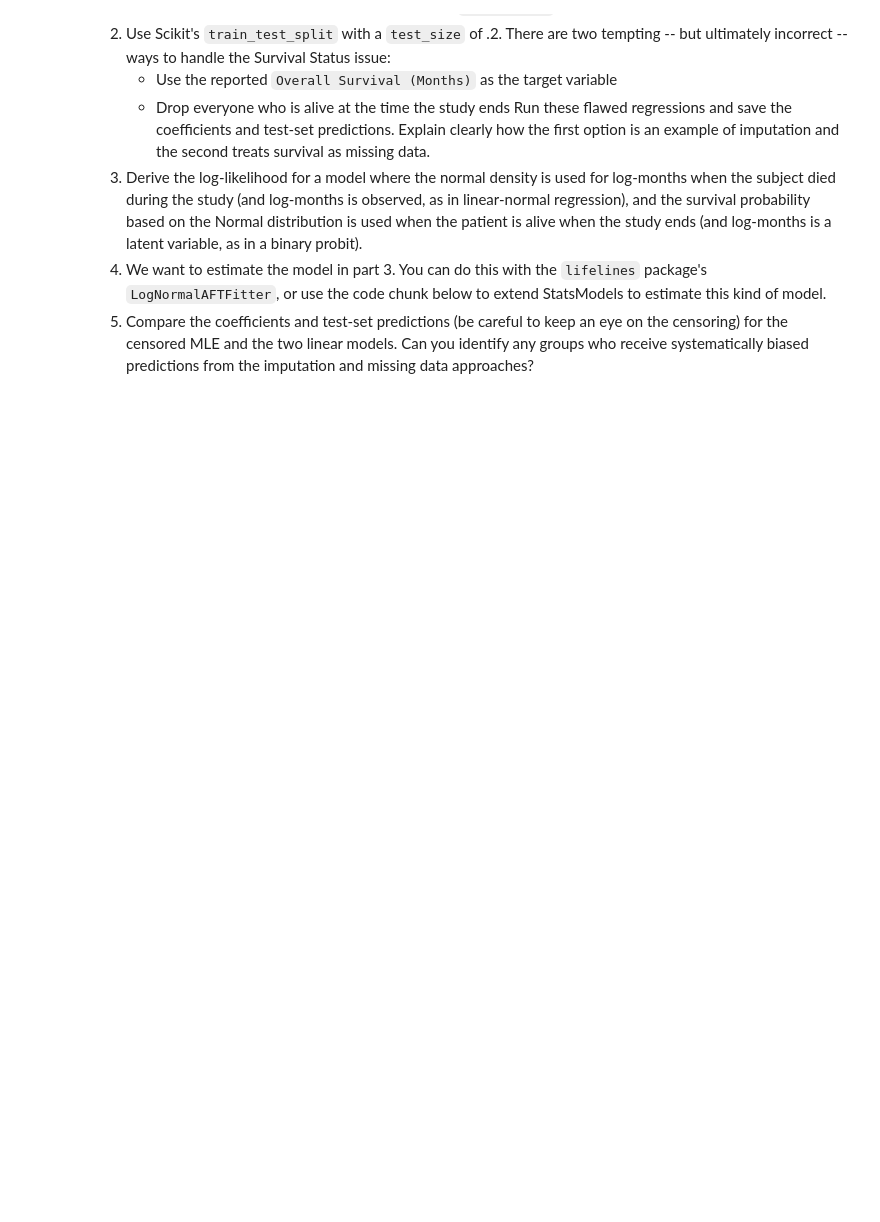
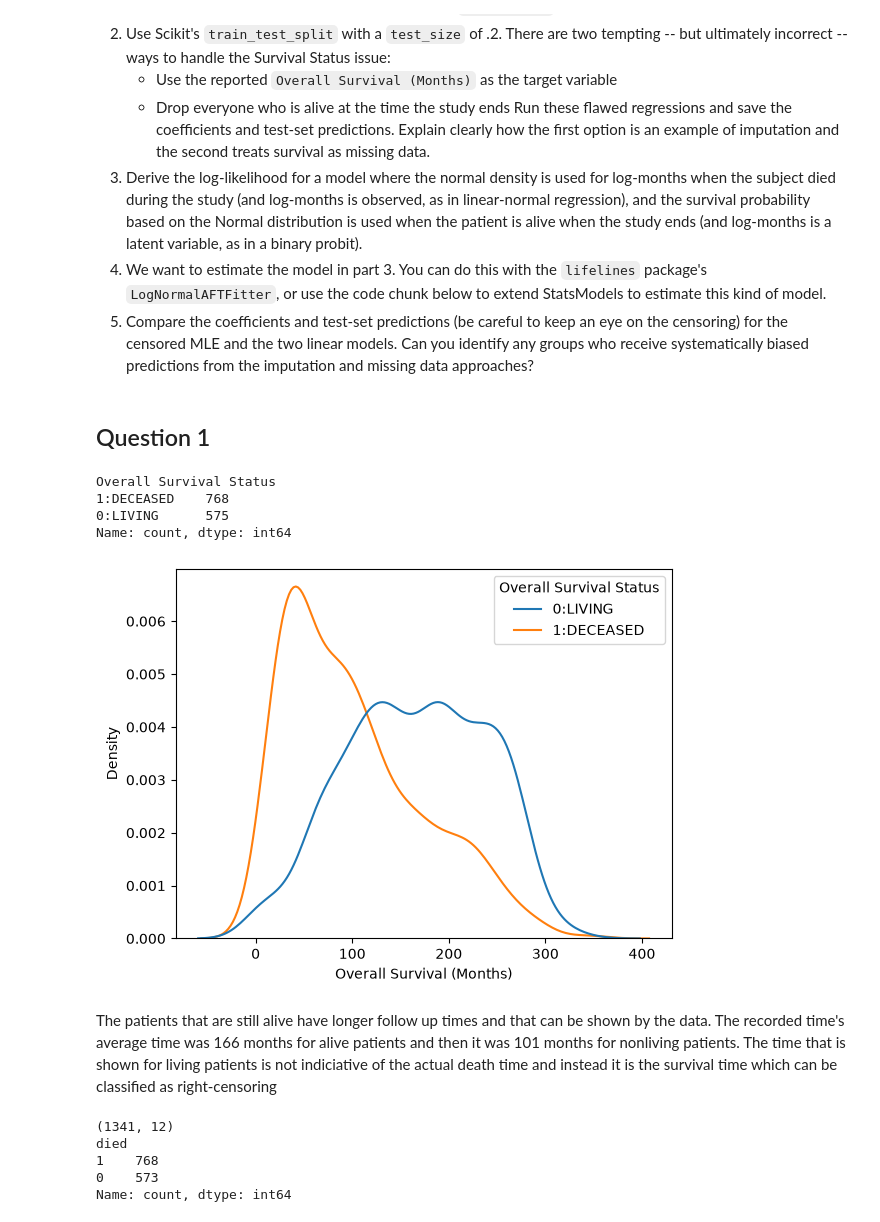
Before and after one commit to rayyan-siddiqui14/UU_F26_templates, a Jupyter notebook: Week12/Lab10_survival_lab.ipynb, the cells around one changed output. Saved outputs shown, nothing was run; the diff lists cells and outputs as text; code cells hidden in the pictures; blank space fills up the shorter version.

```diff
--- a/Week12/Lab10_survival_lab.ipynb
+++ b/Week12/Lab10_survival_lab.ipynb
@@ -37,0 +47,39 @@ Run these flawed regressions and save the coefficients and test-set predictions.
+# %% [markdown]
+## Question 1
+# %%
+patients = pd.read_csv("./data/metabric.csv")
+
+print(patients["Overall Survival Status"].value_counts())
+
+sns.kdeplot(data=patients, x="Overall Survival (Months)",
+            hue="Overall Survival Status", common_norm=False)
+plt.show()
+
+patients = patients[patients["Tumor Stage"] != 0].copy()
+# %% [output]
+Overall Survival Status
+1:DECEASED    768
+0:LIVING      575
+Name: count, dtype: int64
+[figure, added]
+# %% [markdown]
+The patients that are still alive have longer follow up times and that can be shown by the data. The recorded time's average time was 166 months for alive patients and then it was 101 months for nonliving patients. The time that is shown for living patients is not indiciative of the actual death time and instead it is the survival time which can be classified as right-censoring
+# %%
+num_cols = ["Age at Diagnosis", "Lymph nodes examined positive","Mutation Count", "Tumor Size"]
+cat_cols = ["Chemotherapy", "Hormone Therapy", "Radio Therapy", "Tumor Stage"]
+keep_cols = num_cols + cat_cols + ["Overall Survival (Months)", "Overall Survival Status"]
+
+patients = patients[keep_cols].dropna().copy()
+patients = patients[patients["Overall Survival (Months)"] > 0].copy()
+
+patients["log_time"] = np.log(patients["Overall Survival (Months)"])
+patients["died"] = patients["Overall Survival Status"].str.contains("DECEASED").astype(int)
+
+print(patients.shape)
+print(patients["died"].value_counts())
+# %% [output]
+(1341, 12)
+died
+1    768
+0    573
+Name: count, dtype: int64
```
Also changed, not shown: parts of 19 cells of this notebook.
